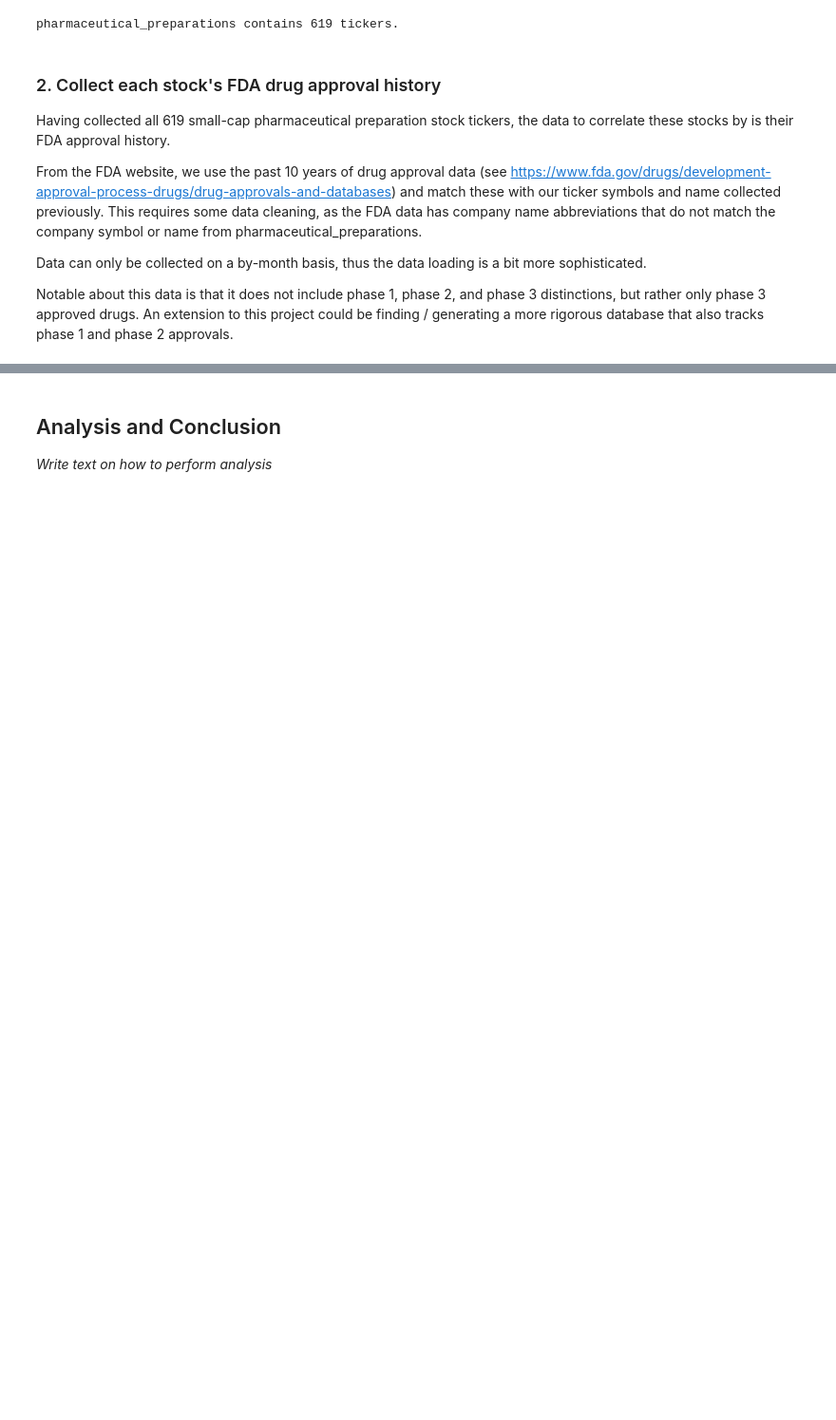
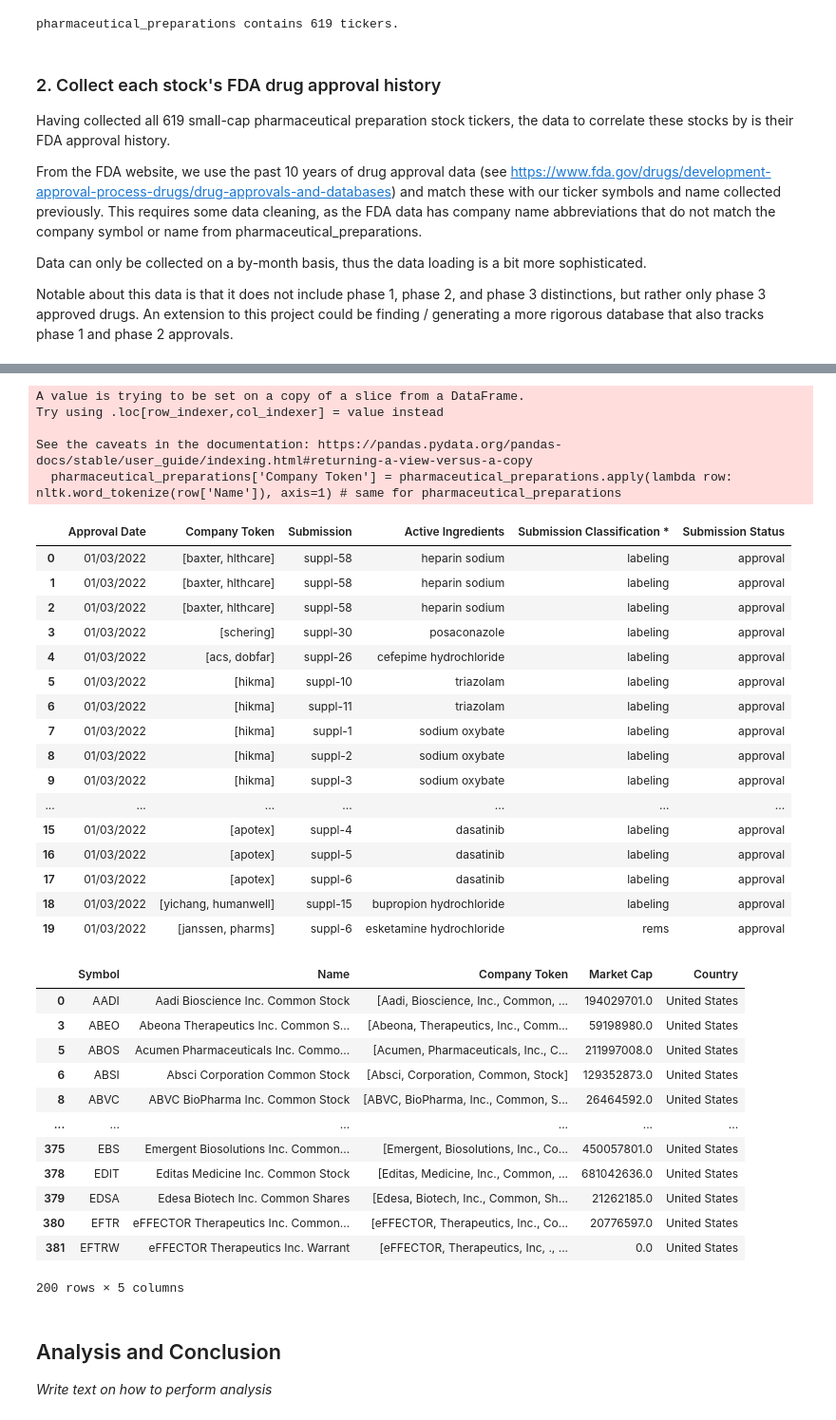
Before and after one commit to zanderfilet/198FP, a Jupyter notebook: final_project_report.ipynb, the cells around one changed output, grey strips where cells are left out. Shown at 95% size. Saved outputs shown, nothing was run; the diff lists cells and outputs as text; code cells hidden in the pictures; blank space fills up the shorter version.

```diff
--- a/final_project_report.ipynb
+++ b/final_project_report.ipynb
@@ -152,5 +180,52 @@ Data cleaning:
  1. Tokenizing company name
  2. Matching stock symbol & name from `pharmaceutical_preparations` with events from `all_FDA_approvals`
+# %%
+all_FDA_approvals = all_FDA_approvals.applymap(lambda s: s.lower() if type(s) == str else s) # lowercase all data
+all_FDA_approvals['Company Token'] = all_FDA_approvals.apply(lambda row: nltk.word_tokenize(row['Company']), axis=1) # tokenize company name for matching with pharmaceutical_preparations table
+pharmaceutical_preparations['Company Token'] = pharmaceutical_preparations.apply(lambda row: nltk.word_tokenize(row['Name']), axis=1) # same for pharmaceutical_preparations
+pharma_symbols = pharmaceutical_preparations[["Symbol", "Name", "Company Token", "Market Cap", "Country"]]
+FDA_approvals_short = all_FDA_approvals[["Approval Date", "Company Token", "Submission", "Active Ingredients", "Submission Classification *", "Submission Status"]] # remove unecessary columns
+
+common_words_list = ["hlthcare", "inc", "pharms", "industries", "sciences", "pharm", "pharma"]
+
+FDA_approvals_short.head(20)
+pharma_symbols.head(200)
+# %% [output]
+A value is trying to be set on a copy of a slice from a DataFrame.
+Try using .loc[row_indexer,col_indexer] = value instead
+
+See the caveats in the documentation: https://pandas.pydata.org/pandas-docs/stable/user_guide/indexing.html#returning-a-view-versus-a-copy
+  pharmaceutical_preparations['Company Token'] = pharmaceutical_preparations.apply(lambda row: nltk.word_tokenize(row['Name']), axis=1) # same for pharmaceutical_preparations
+|  | Approval Date | Company Token | Submission | Active Ingredients | Submission Classification * | Submission Status |
+| 0 | 01/03/2022 | [baxter, hlthcare] | suppl-58 | heparin sodium | labeling | approval |
+| 1 | 01/03/2022 | [baxter, hlthcare] | suppl-58 | heparin sodium | labeling | approval |
+| 2 | 01/03/2022 | [baxter, hlthcare] | suppl-58 | heparin sodium | labeling | approval |
+| 3 | 01/03/2022 | [schering] | suppl-30 | posaconazole | labeling | approval |
+| 4 | 01/03/2022 | [acs, dobfar] | suppl-26 | cefepime hydrochloride | labeling | approval |
+| 5 | 01/03/2022 | [hikma] | suppl-10 | triazolam | labeling | approval |
+| 6 | 01/03/2022 | [hikma] | suppl-11 | triazolam | labeling | approval |
+| 7 | 01/03/2022 | [hikma] | suppl-1 | sodium oxybate | labeling | approval |
+| 8 | 01/03/2022 | [hikma] | suppl-2 | sodium oxybate | labeling | approval |
+| 9 | 01/03/2022 | [hikma] | suppl-3 | sodium oxybate | labeling | approval |
+| ... | ... | ... | ... | ... | ... | ... |
+| 15 | 01/03/2022 | [apotex] | suppl-4 | dasatinib | labeling | approval |
+| 16 | 01/03/2022 | [apotex] | suppl-5 | dasatinib | labeling | approval |
+| 17 | 01/03/2022 | [apotex] | suppl-6 | dasatinib | labeling | approval |
+| 18 | 01/03/2022 | [yichang, humanwell] | suppl-15 | bupropion hydrochloride | labeling | approval |
+| 19 | 01/03/2022 | [janssen, pharms] | suppl-6 | esketamine hydrochloride | rems | approval |
+|  | Symbol | Name | Company Token | Market Cap | Country |
+| 0 | AADI | Aadi Bioscience Inc. Common Stock | [Aadi, Bioscience, Inc., Common, ... | 194029701.0 | United States |
+| 3 | ABEO | Abeona Therapeutics Inc. Common S... | [Abeona, Therapeutics, Inc., Comm... | 59198980.0 | United States |
+| 5 | ABOS | Acumen Pharmaceuticals Inc. Commo... | [Acumen, Pharmaceuticals, Inc., C... | 211997008.0 | United States |
+| 6 | ABSI | Absci Corporation Common Stock | [Absci, Corporation, Common, Stock] | 129352873.0 | United States |
+| 8 | ABVC | ABVC BioPharma Inc. Common Stock | [ABVC, BioPharma, Inc., Common, S... | 26464592.0 | United States |
+| ... | ... | ... | ... | ... | ... |
+| 375 | EBS | Emergent Biosolutions Inc. Common... | [Emergent, Biosolutions, Inc., Co... | 450057801.0 | United States |
+| 378 | EDIT | Editas Medicine Inc. Common Stock | [Editas, Medicine, Inc., Common, ... | 681042636.0 | United States |
+| 379 | EDSA | Edesa Biotech Inc. Common Shares | [Edesa, Biotech, Inc., Common, Sh... | 21262185.0 | United States |
+| 380 | EFTR | eFFECTOR Therapeutics Inc. Common... | [eFFECTOR, Therapeutics, Inc., Co... | 20776597.0 | United States |
+| 381 | EFTRW | eFFECTOR Therapeutics Inc. Warrant | [eFFECTOR, Therapeutics, Inc, ., ... | 0.0 | United States |
+200 rows × 5 columns
 # %% [markdown]
 ## Analysis and Conclusion
 
```
Also changed, not shown: parts of 7 cells of this notebook.
